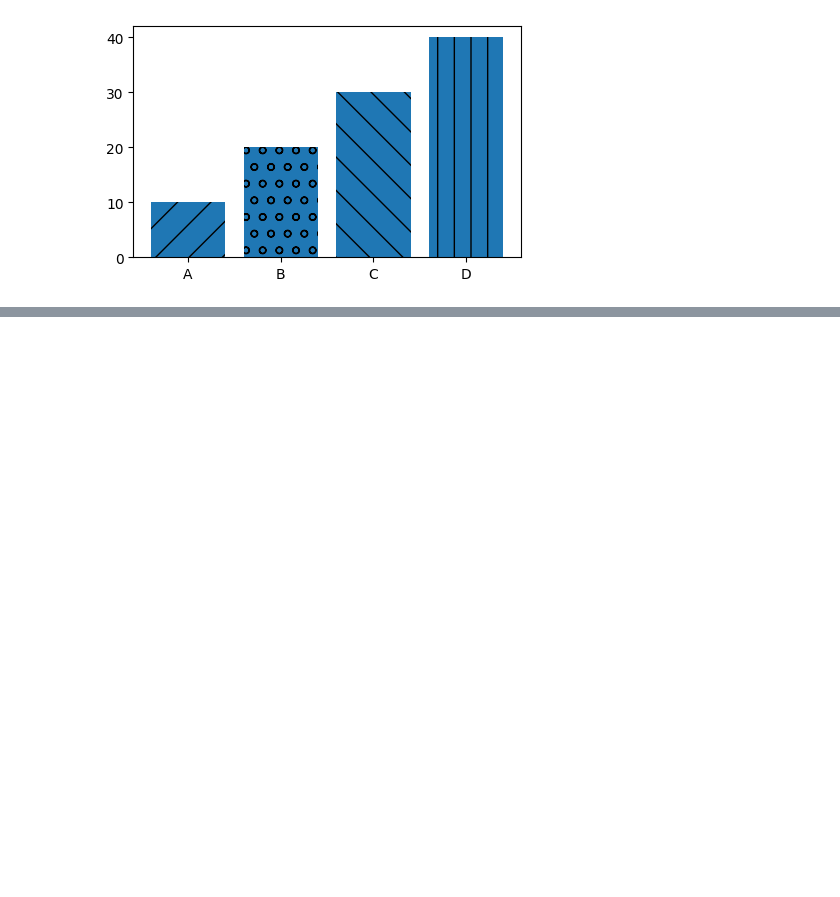
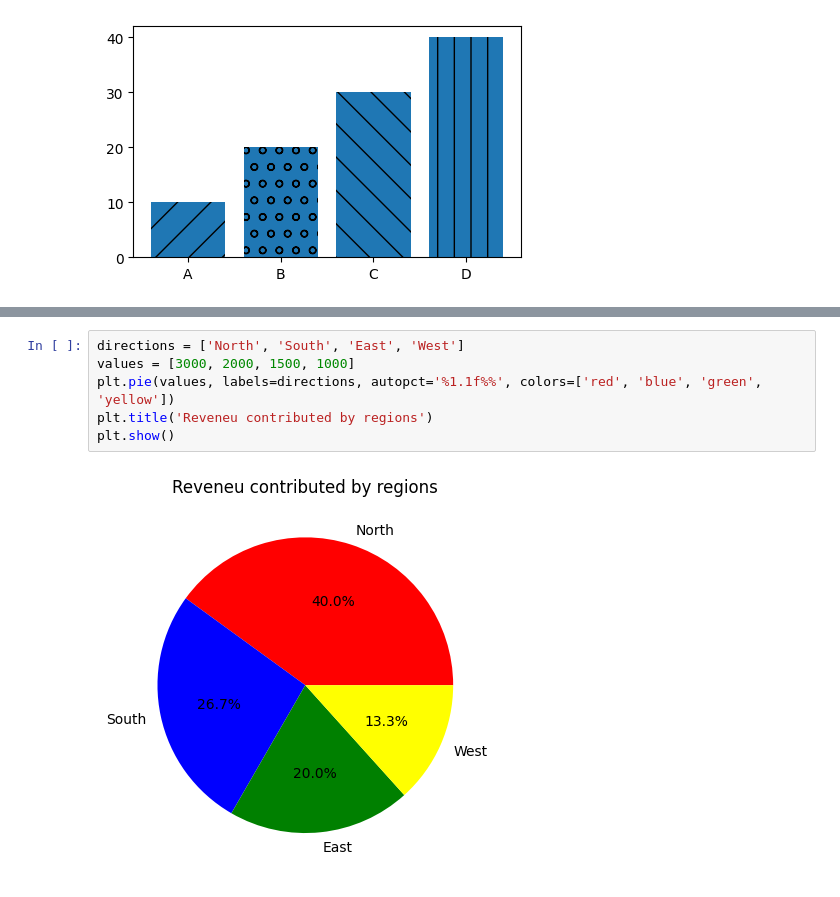
Before and after one commit to MahmudGalib7/AI-Olympiad, a Jupyter notebook: data_analysis/notebook/Data_Visualization.ipynb, the cells around one changed output, grey strips where cells are left out. Drawn from its saved outputs; the diff is of its cells as text; blank space fills up the shorter version.

```diff
--- a/data_analysis/notebook/Data_Visualization.ipynb
+++ b/data_analysis/notebook/Data_Visualization.ipynb
@@ -45,0 +76,8 @@ plt.plot(gas.Year, gas.USA)
+# %%
+directions = ['North', 'South', 'East', 'West']
+values = [3000, 2000, 1500, 1000]
+plt.pie(values, labels=directions, autopct='%1.1f%%', colors=['red', 'blue', 'green', 'yellow'])
+plt.title('Reveneu contributed by regions')
+plt.show()
+# %% [output]
+[figure, added]
```
Also changed, not shown: parts of 10 cells of this notebook.
